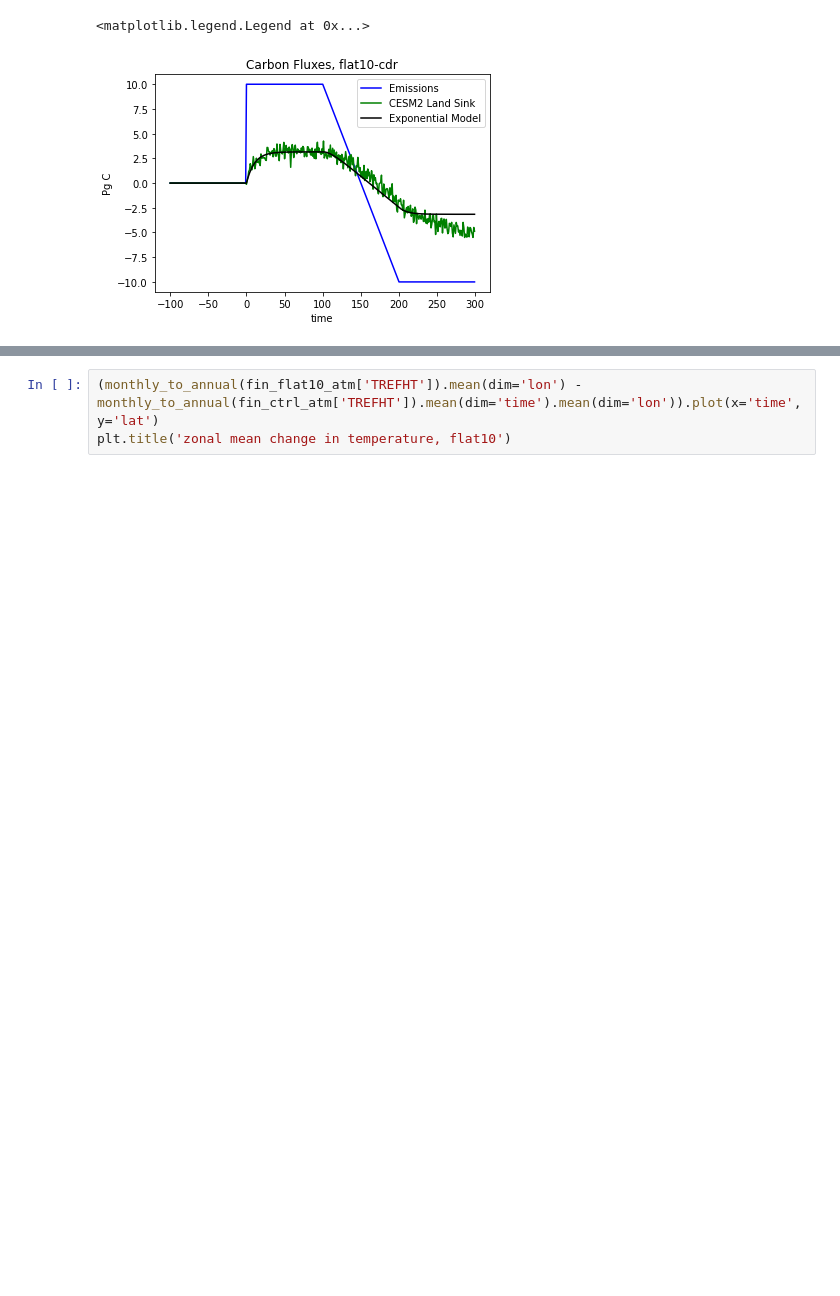
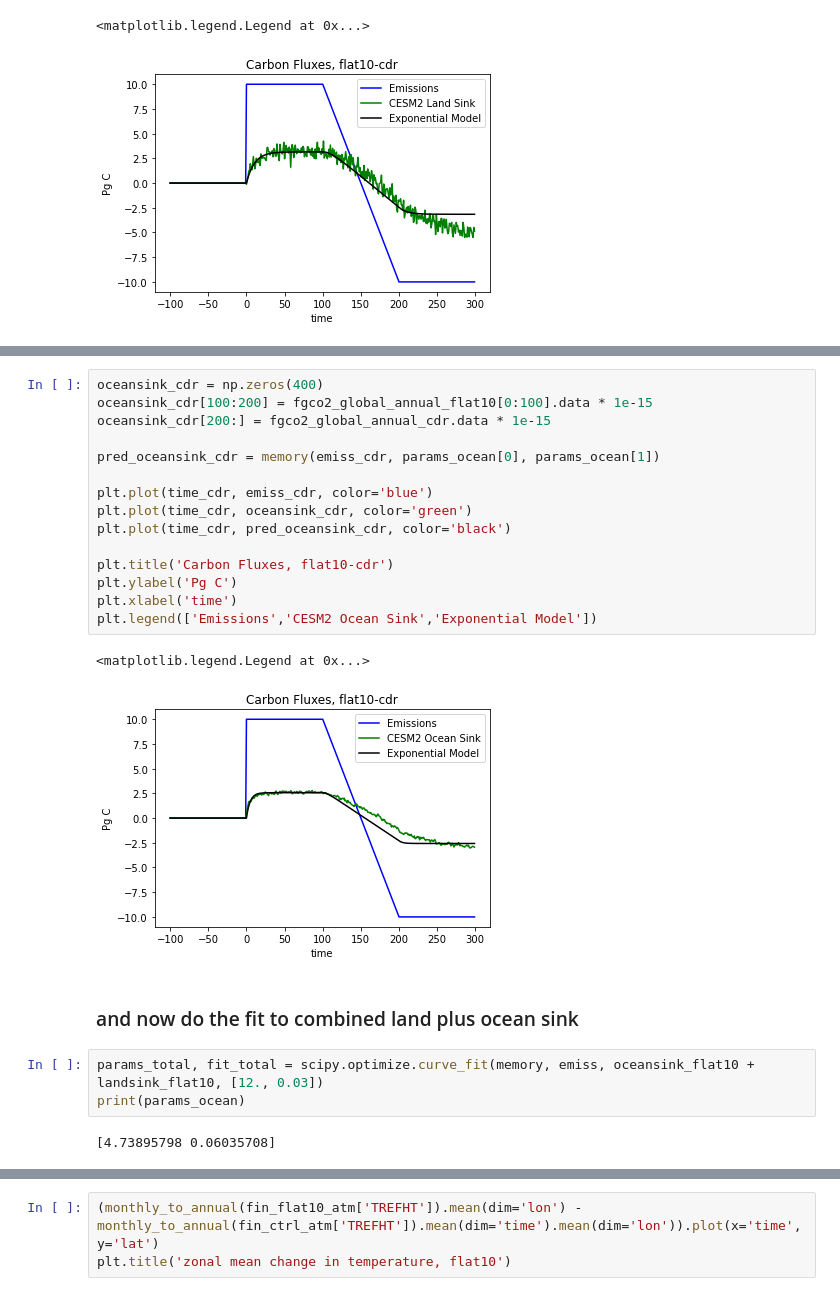
Before and after one commit to ckoven/flat10, a Jupyter notebook: flat10-analysis.ipynb, the cells around one changed output, grey strips where cells are left out. Saved outputs shown, nothing was run; the diff lists cells and outputs as text; blank space fills up the shorter version.

```diff
--- a/flat10-analysis.ipynb
+++ b/flat10-analysis.ipynb
@@ -274,0 +319,25 @@ plt.legend(['Emissions','CESM2 Land Sink','Exponential Model'])
+# %%
+oceansink_cdr = np.zeros(400)
+oceansink_cdr[100:200] = fgco2_global_annual_flat10[0:100].data * 1e-15
+oceansink_cdr[200:] = fgco2_global_annual_cdr.data * 1e-15
+
+pred_oceansink_cdr = memory(emiss_cdr, params_ocean[0], params_ocean[1])
+
+plt.plot(time_cdr, emiss_cdr, color='blue')
+plt.plot(time_cdr, oceansink_cdr, color='green')
+plt.plot(time_cdr, pred_oceansink_cdr, color='black')
+
+plt.title('Carbon Fluxes, flat10-cdr')
+plt.ylabel('Pg C')
+plt.xlabel('time')
+plt.legend(['Emissions','CESM2 Ocean Sink','Exponential Model'])
+# %% [output]
+<matplotlib.legend.Legend at 0x...>
+[figure, added]
+# %% [markdown]
+### and now do the fit to combined land plus ocean sink
+# %%
+params_total, fit_total = scipy.optimize.curve_fit(memory, emiss, oceansink_flat10 + landsink_flat10, [12., 0.03])
+print(params_ocean)
+# %% [output]
+[4.73895798 0.06035708]
```
Also changed, not shown: parts of 10 cells of this notebook.
